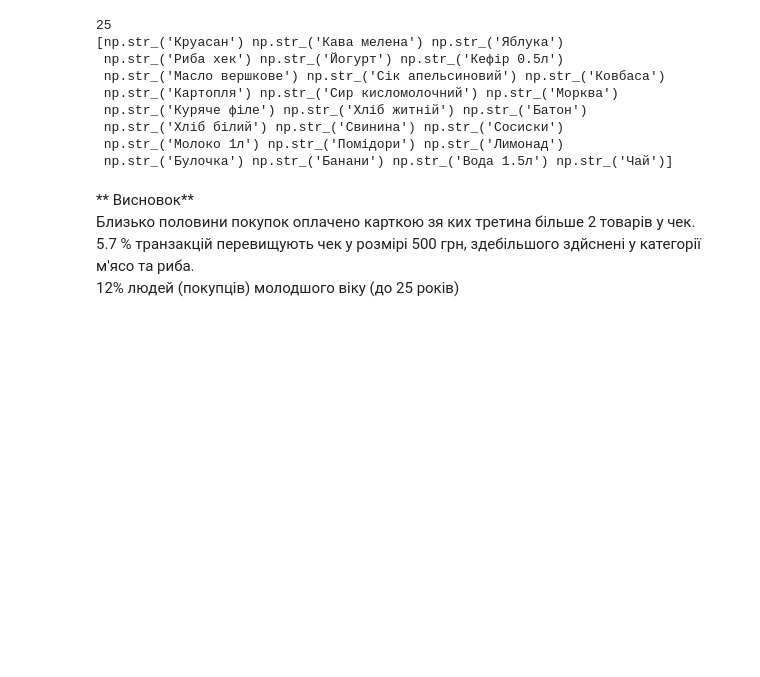
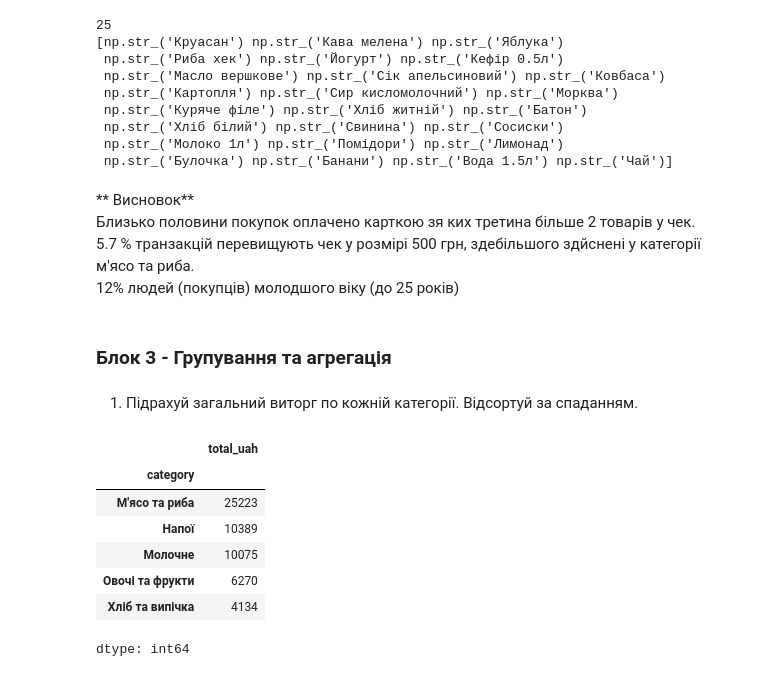
Before and after one commit to rudmaxx/DTA_Python, a Jupyter notebook: project_store_sales_analysis/store_sales_analysis.ipynb, the cells around one changed output. Cells and saved outputs as stored; diff of their text form; code cells hidden in the pictures; blank space fills up the shorter version.

```diff
--- a/project_store_sales_analysis/store_sales_analysis.ipynb
+++ b/project_store_sales_analysis/store_sales_analysis.ipynb
@@ -360,3 +360,19 @@ print(pr_unique)
 Близько половини покупок оплачено карткою зя ких третина більше 2 товарів у чек.
 5.7 % транзакцій перевищують чек у розмірі 500 грн, здебільшого  здйснені у категорії м'ясо та риба.
 12% людей (покупців) молодшого віку (до 25 років)
+# %% [markdown]
+### Блок 3 - Групування та агрегація
+# %% [markdown]
+1. Підрахуй загальний виторг по кожній категорії. Відсортуй за спаданням.
+# %%
+# revenue_by_cat =
+df.groupby("category")["total_uah"].sum().sort_values(ascending=False)
+# %% [output]
+|  | total_uah |
+| category |  |
+| М'ясо та риба | 25223 |
+| Напої | 10389 |
+| Молочне | 10075 |
+| Овочі та фрукти | 6270 |
+| Хліб та випічка | 4134 |
+dtype: int64
```
Also changed, not shown: parts of 2 cells of this notebook.
